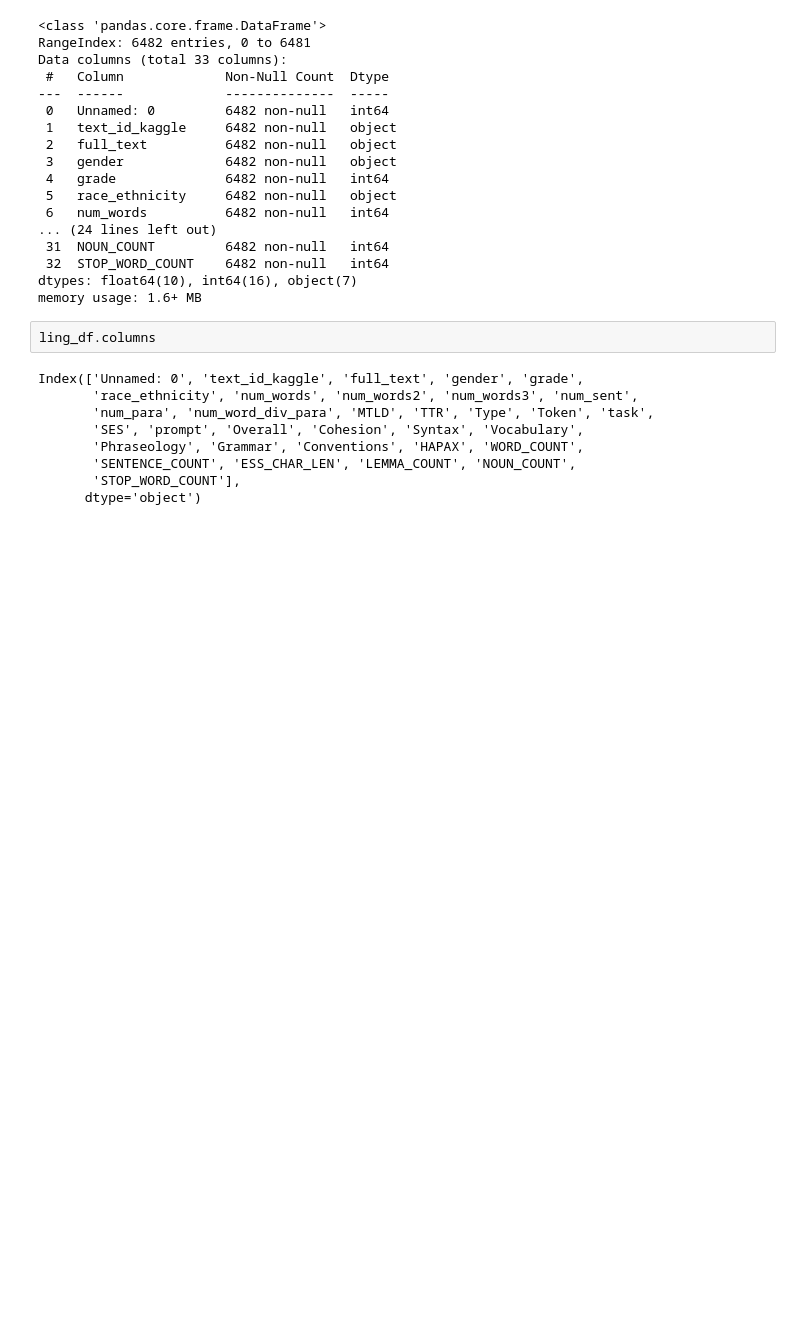
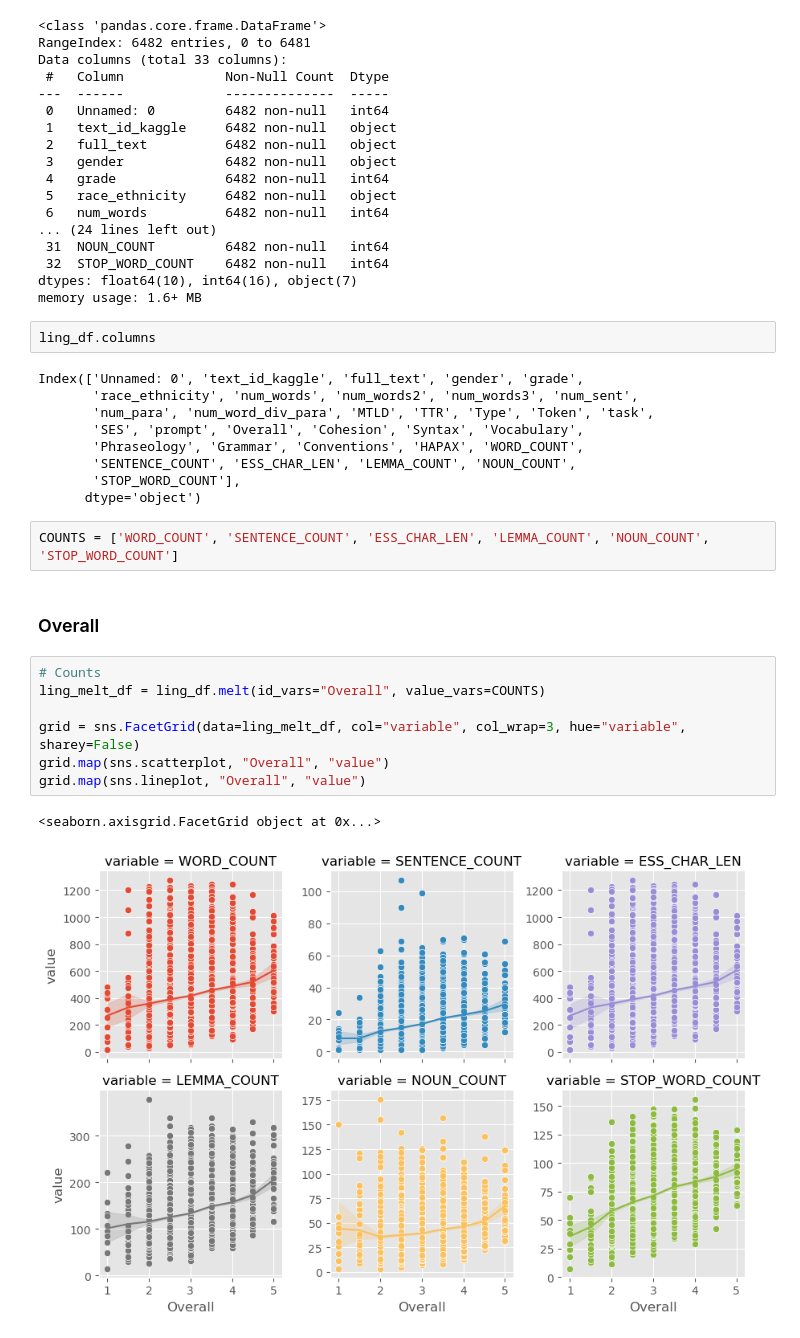
Before and after one commit to JoeyHou/essay_eval, a Jupyter notebook: ellipse.ipynb, the cells around one changed output. Cells and saved outputs as stored; diff of their text form; blank space fills up the shorter version.

```diff
--- a/ellipse.ipynb
+++ b/ellipse.ipynb
@@ -213,3 +192,17 @@ Index(['Unnamed: 0', 'text_id_kaggle', 'full_text', 'gender', 'grade',
        'SENTENCE_COUNT', 'ESS_CHAR_LEN', 'LEMMA_COUNT', 'NOUN_COUNT',
        'STOP_WORD_COUNT'],
       dtype='object')
+# %%
+COUNTS = ['WORD_COUNT', 'SENTENCE_COUNT', 'ESS_CHAR_LEN', 'LEMMA_COUNT', 'NOUN_COUNT', 'STOP_WORD_COUNT']
+# %% [markdown]
+### Overall
+# %%
+# Counts
+ling_melt_df = ling_df.melt(id_vars="Overall", value_vars=COUNTS)
+
+grid = sns.FacetGrid(data=ling_melt_df, col="variable", col_wrap=3, hue="variable", sharey=False)
+grid.map(sns.scatterplot, "Overall", "value")
+grid.map(sns.lineplot, "Overall", "value")
+# %% [output]
+<seaborn.axisgrid.FacetGrid object at 0x...>
+[figure, added]
```
Also changed, not shown: parts of 12 cells of this notebook, 2 other files.
